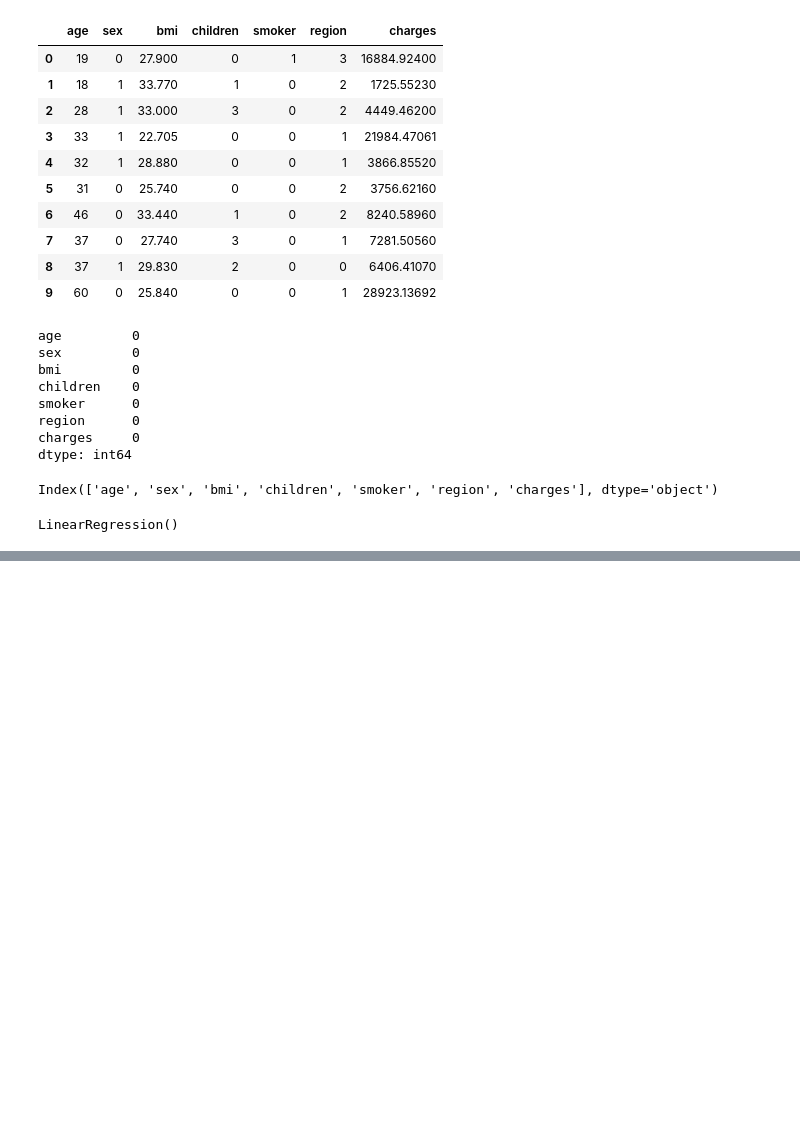
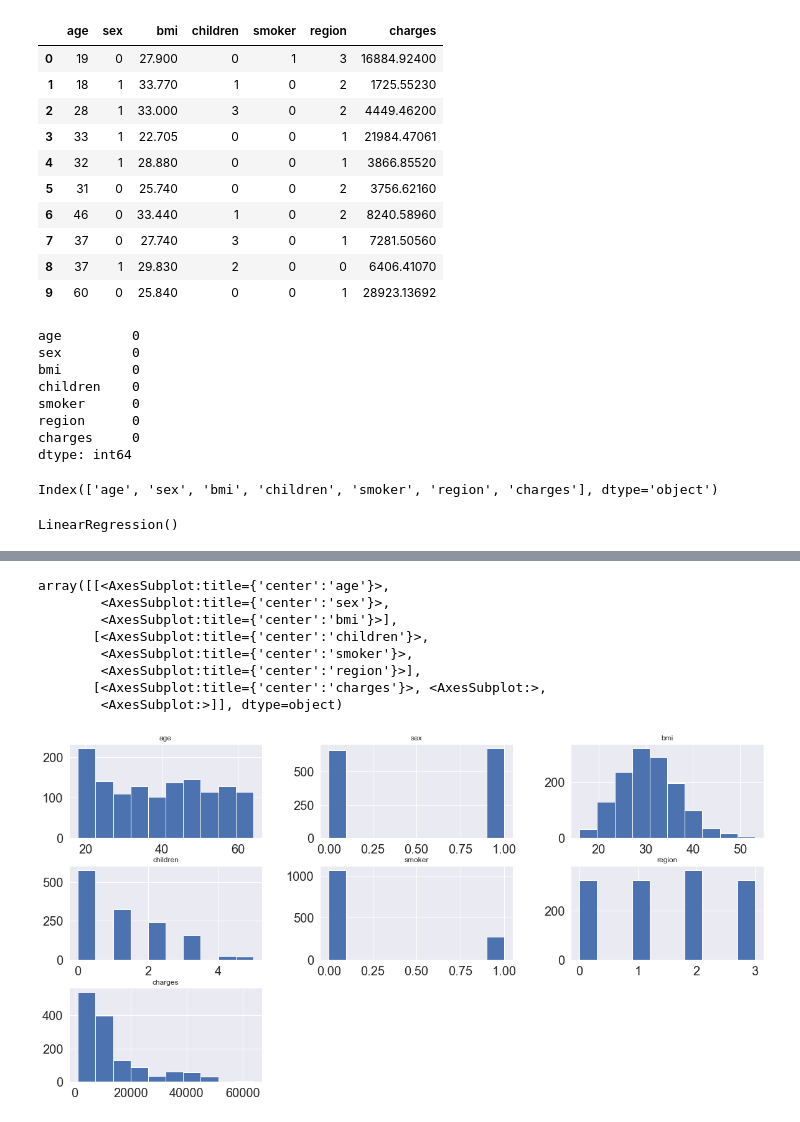
Before and after one commit to evyTm/ml_project, a Jupyter notebook: insurance_prediction.ipynb, the cells around one changed output, grey strips where cells are left out. Drawn from its saved outputs; the diff is of its cells as text; code cells hidden in the pictures; blank space fills up the shorter version.

```diff
--- a/insurance_prediction.ipynb
+++ b/insurance_prediction.ipynb
@@ -88,0 +89,13 @@ linreg.score(x_test,y_test)
+# %%
+data.hist()
+#pyplot.show()
+# %% [output]
+array([[<AxesSubplot:title={'center':'age'}>,
+        <AxesSubplot:title={'center':'sex'}>,
+        <AxesSubplot:title={'center':'bmi'}>],
+       [<AxesSubplot:title={'center':'children'}>,
+        <AxesSubplot:title={'center':'smoker'}>,
+        <AxesSubplot:title={'center':'region'}>],
+       [<AxesSubplot:title={'center':'charges'}>, <AxesSubplot:>,
+        <AxesSubplot:>]], dtype=object)
+[figure, added]
```
Also changed, not shown: parts of 2 cells of this notebook.
